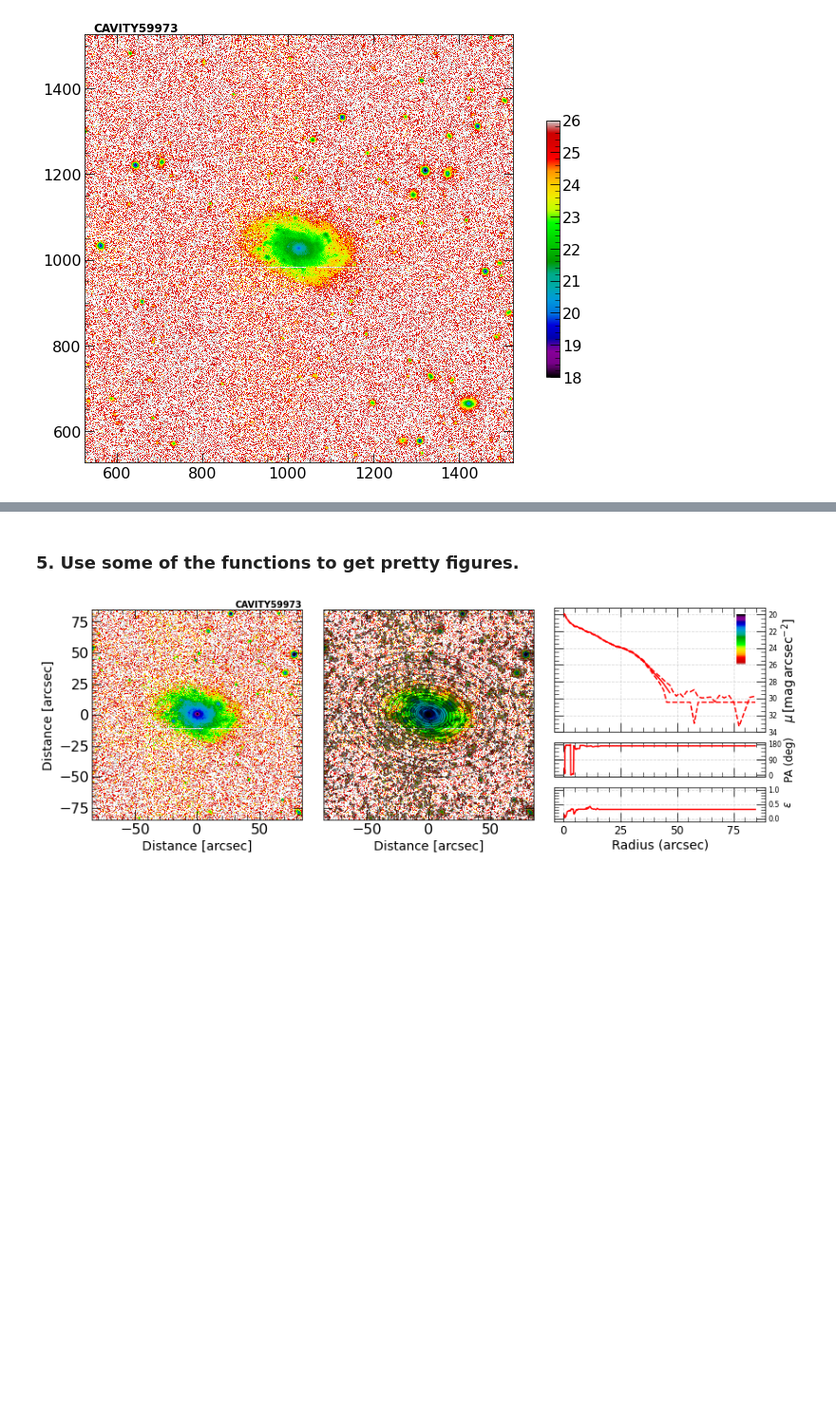
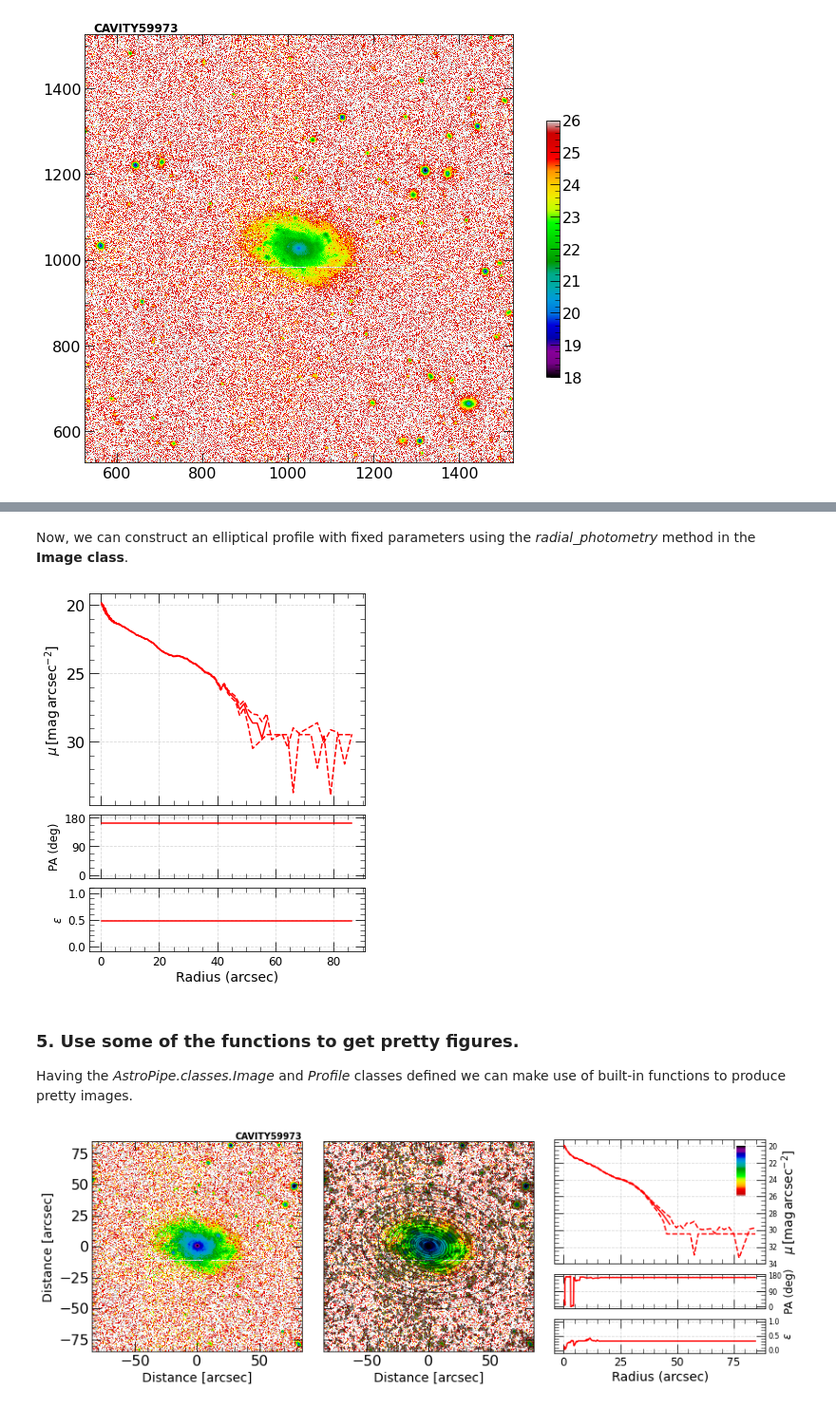
Before and after one commit to PabloMSanAla/AstroPipe, a Jupyter notebook: demos/cavity.ipynb, the cells around one changed output, grey strips where cells are left out. Shown at 95% size. Saved outputs shown, nothing was run; the diff lists cells and outputs as text; code cells hidden in the pictures; blank space fills up the shorter version.

```diff
--- a/demos/cavity.ipynb
+++ b/demos/cavity.ipynb
@@ -143,6 +142,15 @@ WARNING: UnitsWarning: 'counts' did not parse as fits unit: At col 0, Unit 'coun
 [figure]
+# %% [markdown]
+Now, we can construct an elliptical profile with fixed parameters using the *radial_photometry* method in the **Image class**.
+# %%
+fix_profile = image.radial_photometry(max_r=1.2*image.bkgrad)
+figure = fix_profile.plot()
+# %% [output]
+[figure, added]
 # %% [markdown]
 ### 5. Use some of the functions to get pretty figures.
+
+Having the *AstroPipe.classes.Image* and *Profile* classes defined we can make use of built-in functions to produce pretty images.
 # %%
 from AstroPipe.plotting import surface_figure
 
```
Also changed, not shown: parts of 16 cells of this notebook, 4 other files.
